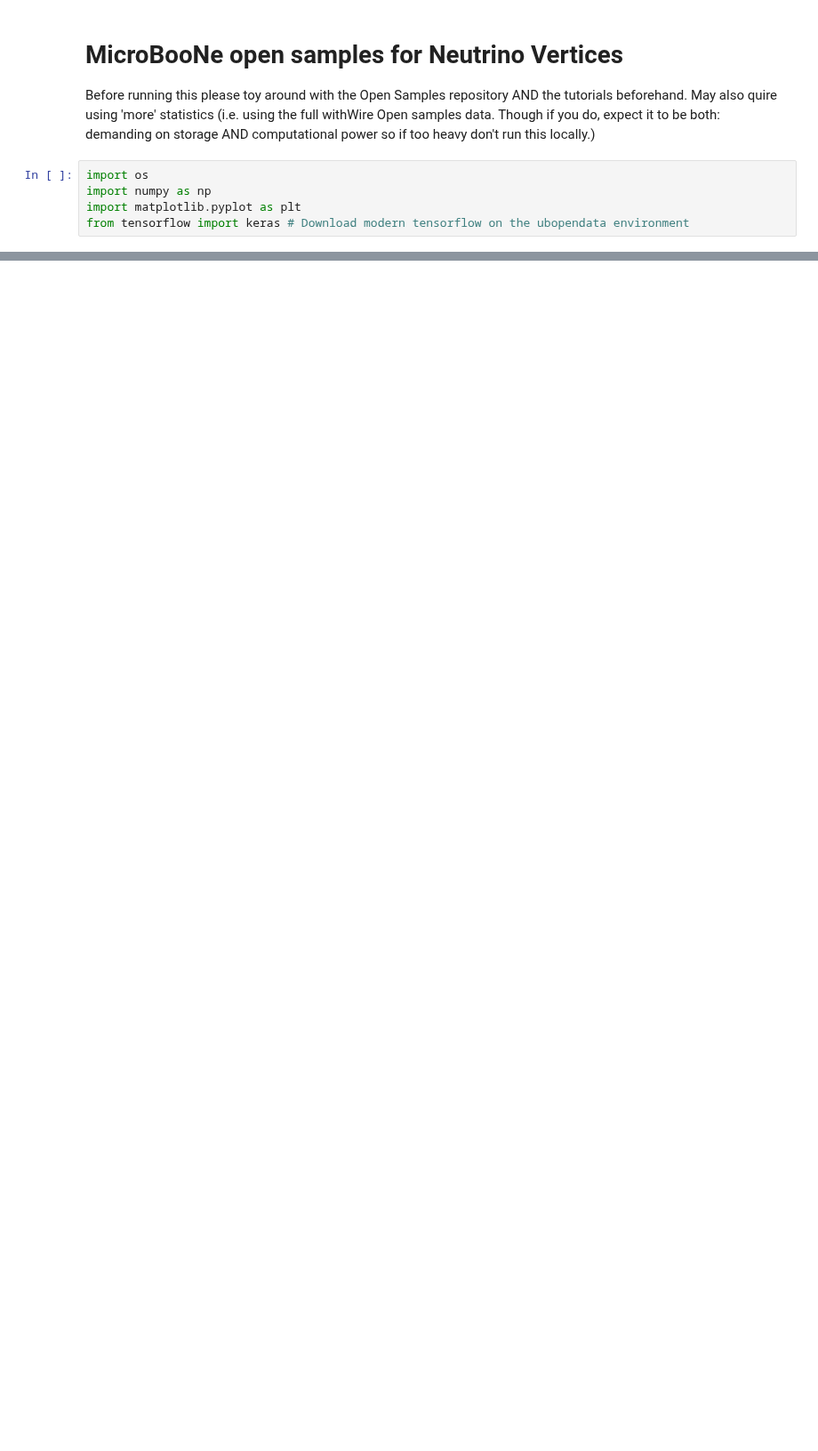
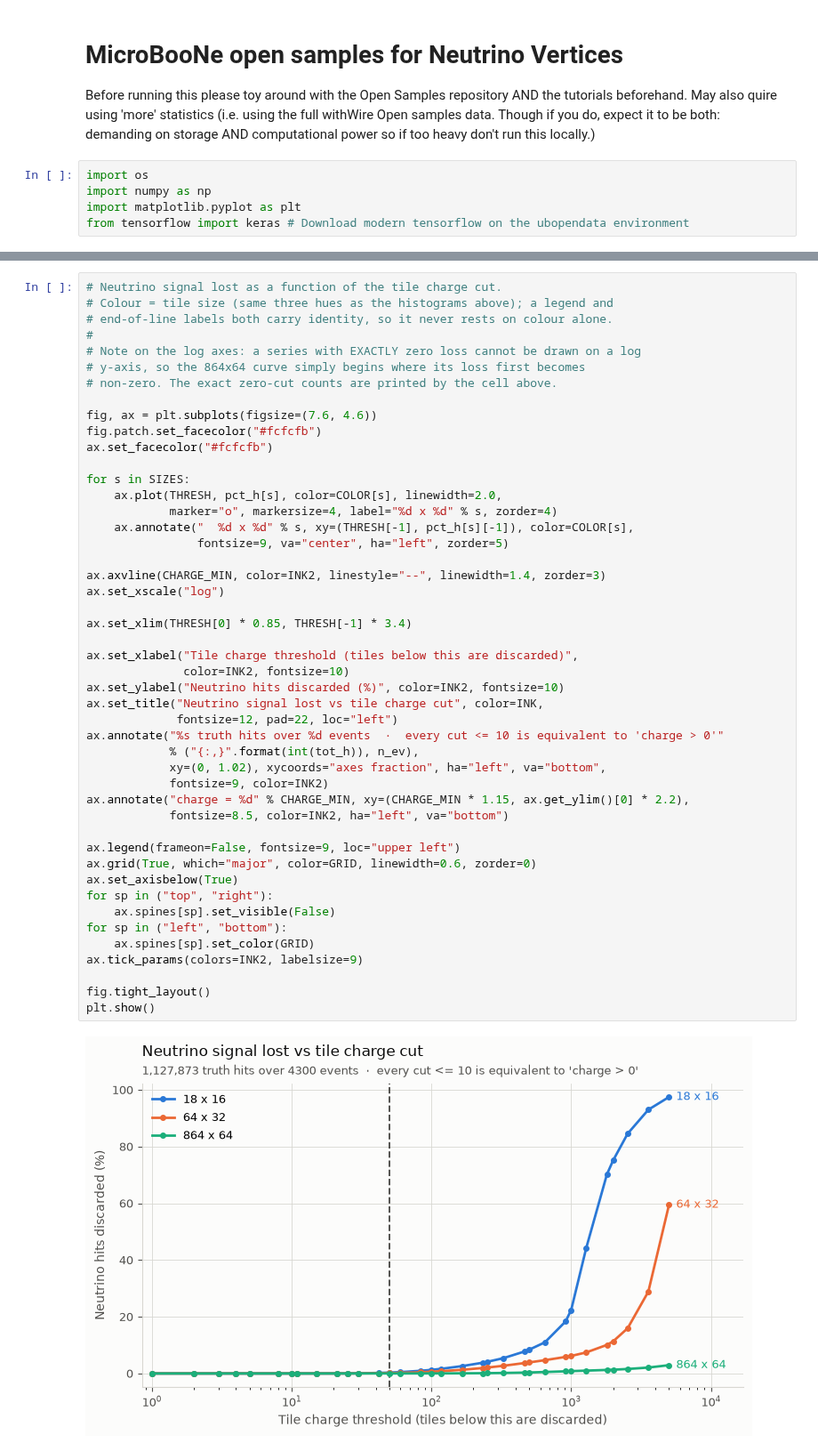
Before and after one commit to AidanShim/SCARAB, a Jupyter notebook: main_project/MBOONE/microboone_open_data_non_empty.ipynb, the cells around one changed output, grey strips where cells are left out. Shown at 89% size. Saved outputs shown, nothing was run; the diff lists cells and outputs as text; blank space fills up the shorter version.

```diff
--- a/main_project/MBOONE/microboone_open_data_non_empty.ipynb
+++ b/main_project/MBOONE/microboone_open_data_non_empty.ipynb
@@ -22,0 +274,49 @@ To make the new non-empty images, we will be following the procedure from the tu
+# %%
+# Neutrino signal lost as a function of the tile charge cut.
+# Colour = tile size (same three hues as the histograms above); a legend and
+# end-of-line labels both carry identity, so it never rests on colour alone.
+#
+# Note on the log axes: a series with EXACTLY zero loss cannot be drawn on a log
+# y-axis, so the 864x64 curve simply begins where its loss first becomes
+# non-zero. The exact zero-cut counts are printed by the cell above.
+
+fig, ax = plt.subplots(figsize=(7.6, 4.6))
+fig.patch.set_facecolor("#fcfcfb")
+ax.set_facecolor("#fcfcfb")
+
+for s in SIZES:
+    ax.plot(THRESH, pct_h[s], color=COLOR[s], linewidth=2.0,
+            marker="o", markersize=4, label="%d x %d" % s, zorder=4)
+    ax.annotate("  %d x %d" % s, xy=(THRESH[-1], pct_h[s][-1]), color=COLOR[s],
+                fontsize=9, va="center", ha="left", zorder=5)
+
+ax.axvline(CHARGE_MIN, color=INK2, linestyle="--", linewidth=1.4, zorder=3)
+ax.set_xscale("log")
+
+ax.set_xlim(THRESH[0] * 0.85, THRESH[-1] * 3.4)
+
+ax.set_xlabel("Tile charge threshold (tiles below this are discarded)",
+              color=INK2, fontsize=10)
+ax.set_ylabel("Neutrino hits discarded (%)", color=INK2, fontsize=10)
+ax.set_title("Neutrino signal lost vs tile charge cut", color=INK,
+             fontsize=12, pad=22, loc="left")
+ax.annotate("%s truth hits over %d events  ·  every cut <= 10 is equivalent to 'charge > 0'"
+            % ("{:,}".format(int(tot_h)), n_ev),
+            xy=(0, 1.02), xycoords="axes fraction", ha="left", va="bottom",
+            fontsize=9, color=INK2)
+ax.annotate("charge = %d" % CHARGE_MIN, xy=(CHARGE_MIN * 1.15, ax.get_ylim()[0] * 2.2),
+            fontsize=8.5, color=INK2, ha="left", va="bottom")
+
+ax.legend(frameon=False, fontsize=9, loc="upper left")
+ax.grid(True, which="major", color=GRID, linewidth=0.6, zorder=0)
+ax.set_axisbelow(True)
+for sp in ("top", "right"):
+    ax.spines[sp].set_visible(False)
+for sp in ("left", "bottom"):
+    ax.spines[sp].set_color(GRID)
+ax.tick_params(colors=INK2, labelsize=9)
+
+fig.tight_layout()
+plt.show()
+# %% [output]
+[figure, added]
```
Also changed, not shown: parts of 40 cells of this notebook, 10 other files.
